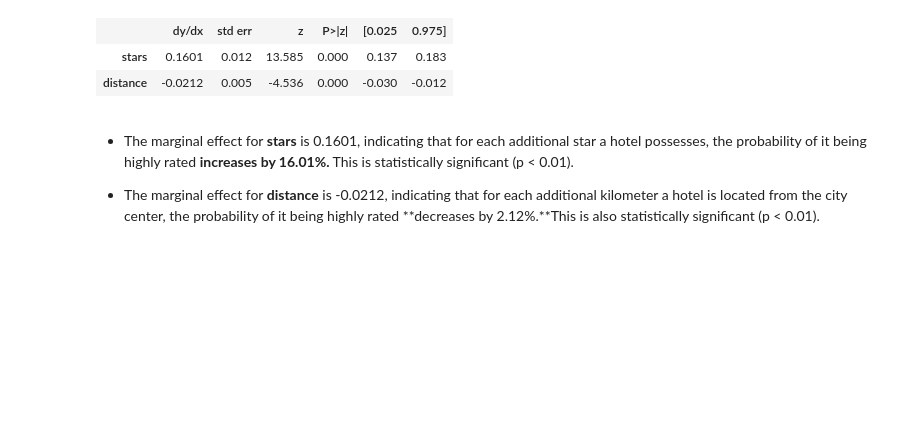
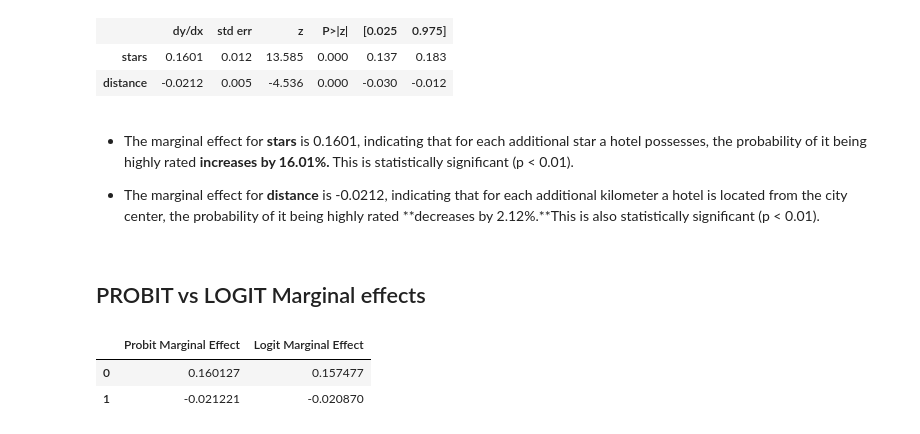
Before and after one commit to Alejandra-savagebriz/DA2, a Jupyter notebook: Assignment2_DA2.ipynb, the cells around one changed output. Drawn from its saved outputs; the diff is of its cells as text; code cells hidden in the pictures; blank space fills up the shorter version.

```diff
--- a/Assignment2_DA2.ipynb
+++ b/Assignment2_DA2.ipynb
@@ -1197,3 +1197,17 @@ Probit Marginal Effects
 
 
 - The marginal effect for **distance** is -0.0212, indicating that for each additional kilometer a hotel is located from the city center, the probability of it being highly rated **decreases by 2.12%.**This is also statistically significant (p < 0.01).
+# %% [markdown]
+## PROBIT vs LOGIT Marginal effects
+# %%
+# Create a table to display marginal differences for PROBIT and LOGIT
+marginal_diff_table = pd.DataFrame({
+    'Probit Marginal Effect': probit_margef_results.margeff,
+    'Logit Marginal Effect': logit_margef_results.margeff,
+})
+
+marginal_diff_table
+# %% [output]
+|  | Probit Marginal Effect | Logit Marginal Effect |
+| 0 | 0.160127 | 0.157477 |
+| 1 | -0.021221 | -0.020870 |
```
Also changed, not shown: parts of 2 cells of this notebook.
